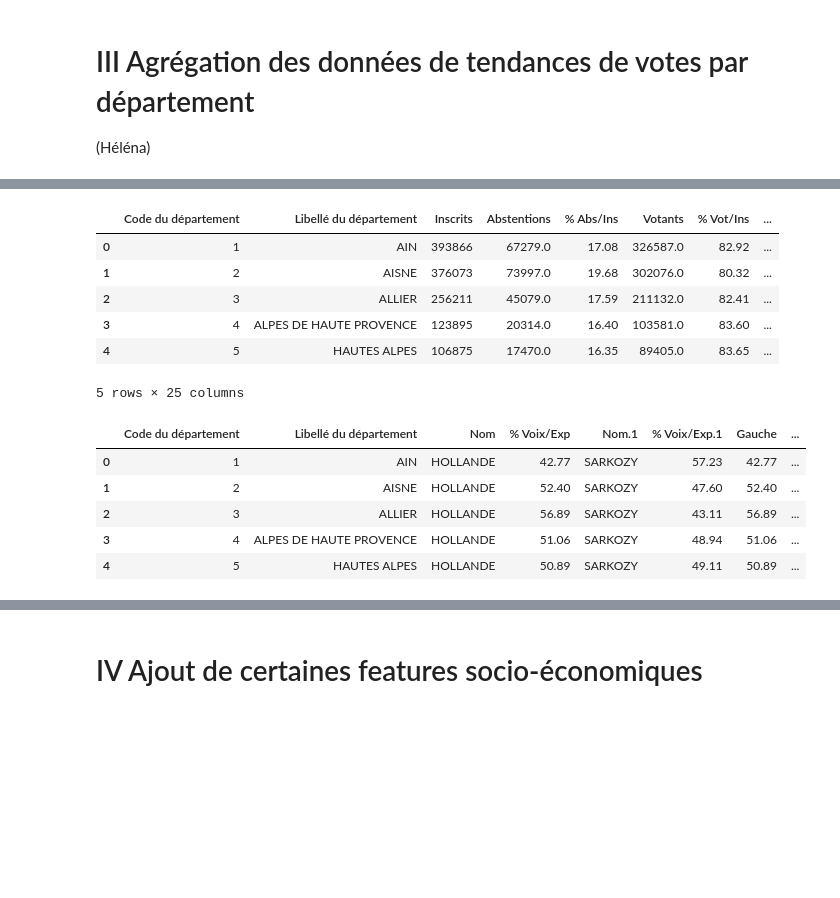
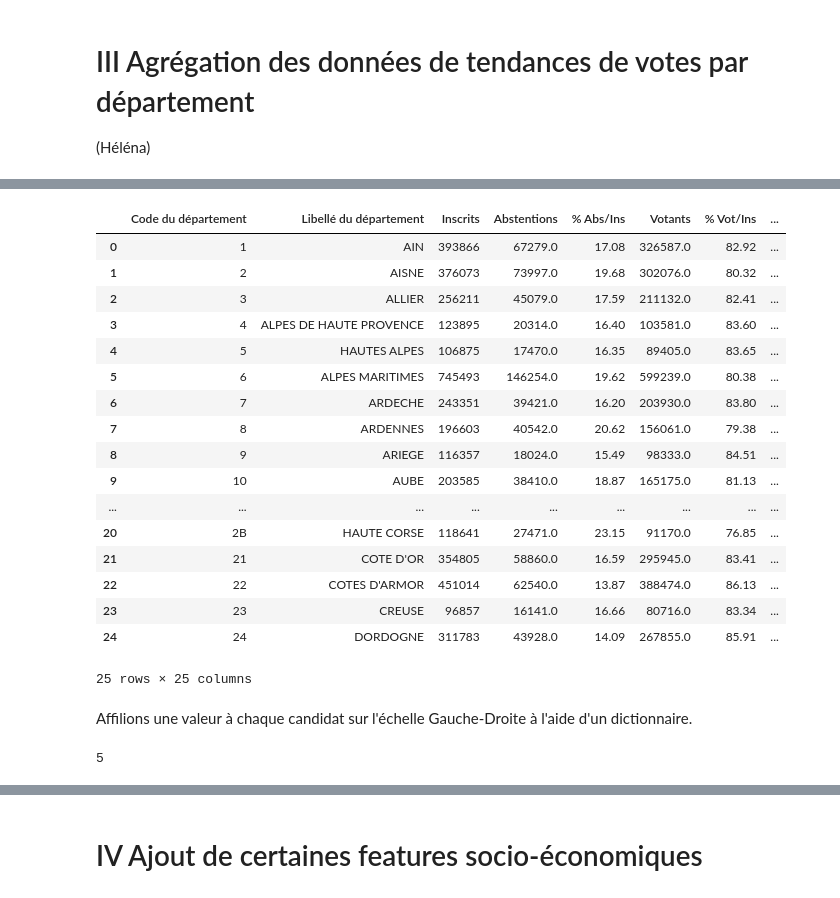
Before and after one commit to AymericPh/projet_abstention, a Jupyter notebook: projet_python_barnabe.ipynb, the cells around one changed output, grey strips where cells are left out. Cells and saved outputs as stored; diff of their text form; code cells hidden in the pictures; blank space fills up the shorter version.

```diff
--- a/projet_python_barnabe.ipynb
+++ b/projet_python_barnabe.ipynb
@@ -433,13 +463,27 @@ Insérer ici les graphiques géographiques que vous avez vu en cours (vous serez
+# %%
+#local pour ordi , remplacer part_2012 par l'adresse commune du fichier
+part_2012 = '/Users/helenaperrier/Desktop/projet_abstention/data/participation_2012_datagouv.xls'
 # %%
-trend_t1_2012 = pd.read_excel('participation_2012_datagouv.xls', sheet_name = "Départements T1")
-trend_t2_2012 = pd.read_excel('participation_2012_datagouv.xls', sheet_name = "Départements T2")
+trend_t1_2012 = pd.read_excel(part_2012, sheet_name = "Départements T1")
+trend_t2_2012 = pd.read_excel(part_2012, sheet_name = "Départements T2")
 # %%
-trend_t2_2012.head()
+trend_t2_2012.head(25)
 # %% [output]
 |  | Code du département | Libellé du département | Inscrits | Abstentions | % Abs/Ins | Votants | % Vot/Ins | ... |
 | 0 | 1 | AIN | 393866 | 67279.0 | 17.08 | 326587.0 | 82.92 | ... |
 | 1 | 2 | AISNE | 376073 | 73997.0 | 19.68 | 302076.0 | 80.32 | ... |
 | 2 | 3 | ALLIER | 256211 | 45079.0 | 17.59 | 211132.0 | 82.41 | ... |
 | 3 | 4 | ALPES DE HAUTE PROVENCE | 123895 | 20314.0 | 16.40 | 103581.0 | 83.60 | ... |
 | 4 | 5 | HAUTES ALPES | 106875 | 17470.0 | 16.35 | 89405.0 | 83.65 | ... |
+| 5 | 6 | ALPES MARITIMES | 745493 | 146254.0 | 19.62 | 599239.0 | 80.38 | ... |
+| 6 | 7 | ARDECHE | 243351 | 39421.0 | 16.20 | 203930.0 | 83.80 | ... |
+| 7 | 8 | ARDENNES | 196603 | 40542.0 | 20.62 | 156061.0 | 79.38 | ... |
+| 8 | 9 | ARIEGE | 116357 | 18024.0 | 15.49 | 98333.0 | 84.51 | ... |
+| 9 | 10 | AUBE | 203585 | 38410.0 | 18.87 | 165175.0 | 81.13 | ... |
+| ... | ... | ... | ... | ... | ... | ... | ... | ... |
+| 20 | 2B | HAUTE CORSE | 118641 | 27471.0 | 23.15 | 91170.0 | 76.85 | ... |
+| 21 | 21 | COTE D'OR | 354805 | 58860.0 | 16.59 | 295945.0 | 83.41 | ... |
+| 22 | 22 | COTES D'ARMOR | 451014 | 62540.0 | 13.87 | 388474.0 | 86.13 | ... |
+| 23 | 23 | CREUSE | 96857 | 16141.0 | 16.66 | 80716.0 | 83.34 | ... |
+| 24 | 24 | DORDOGNE | 311783 | 43928.0 | 14.09 | 267855.0 | 85.91 | ... |
-5 rows × 25 columns
+25 rows × 25 columns
@@ -449,13 +490,2 @@ def mean_norm(df_input):
-# %%
-trend_t2_2012 = trend_t2_2012[['Code du département', 'Libellé du département', 'Nom', '% Voix/Exp', 'Nom.1', '% Voix/Exp.1']]
-trend_t2_2012['Gauche'] = trend_t2_2012['% Voix/Exp']
-trend_t2_2012['Droite'] = trend_t2_2012['% Voix/Exp.1']
-trend_t2_2012['trend'] = 0.01*trend_t2_2012['Droite'] + 0.01*trend_t2_2012['Gauche']*(-1)
-trend_t2_2012.head()
-# %% [output]
-|  | Code du département | Libellé du département | Nom | % Voix/Exp | Nom.1 | % Voix/Exp.1 | Gauche | ... |
-| 0 | 1 | AIN | HOLLANDE | 42.77 | SARKOZY | 57.23 | 42.77 | ... |
-| 1 | 2 | AISNE | HOLLANDE | 52.40 | SARKOZY | 47.60 | 52.40 | ... |
-| 2 | 3 | ALLIER | HOLLANDE | 56.89 | SARKOZY | 43.11 | 56.89 | ... |
-| 3 | 4 | ALPES DE HAUTE PROVENCE | HOLLANDE | 51.06 | SARKOZY | 48.94 | 51.06 | ... |
-| 4 | 5 | HAUTES ALPES | HOLLANDE | 50.89 | SARKOZY | 49.11 | 50.89 | ... |
+# %% [markdown]
+Affilions une valeur à chaque candidat sur l'échelle Gauche-Droite à l'aide d'un dictionnaire.
@@ -461,0 +494,4 @@ trend_t2_2012.head()
+# %%
+echelle["JOLY"]
+# %% [output]
+5
```
Also changed, not shown: parts of 18 cells of this notebook.
